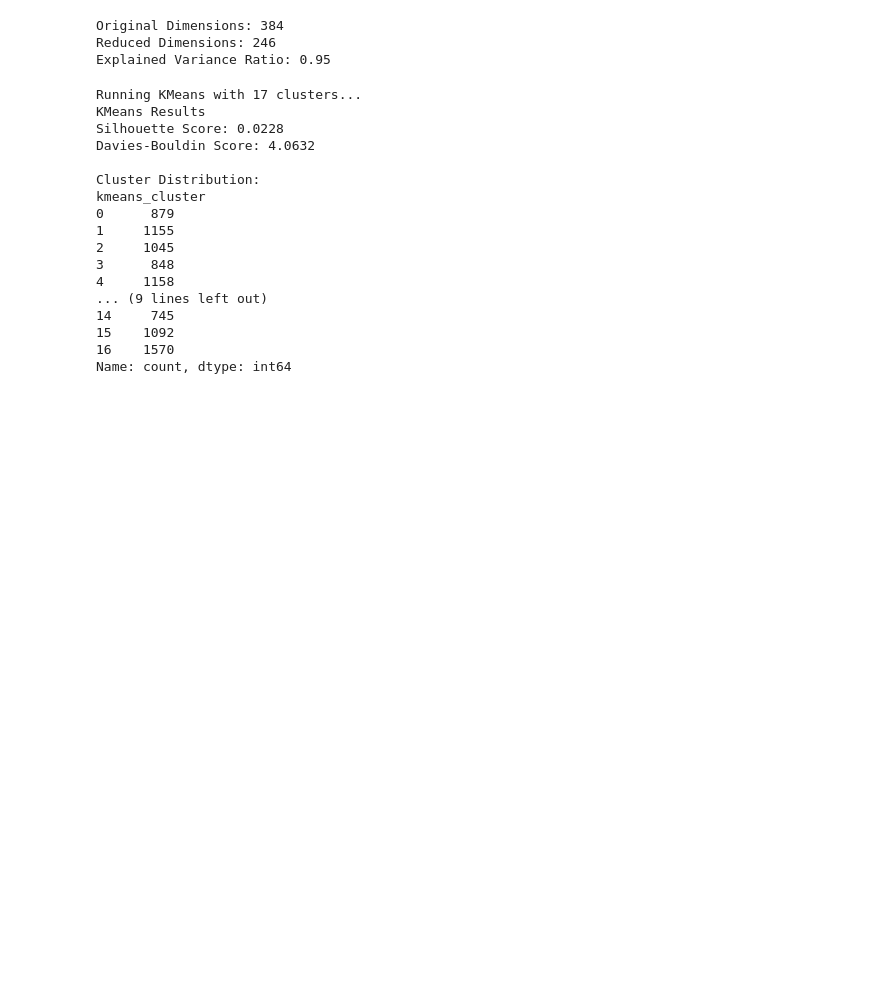
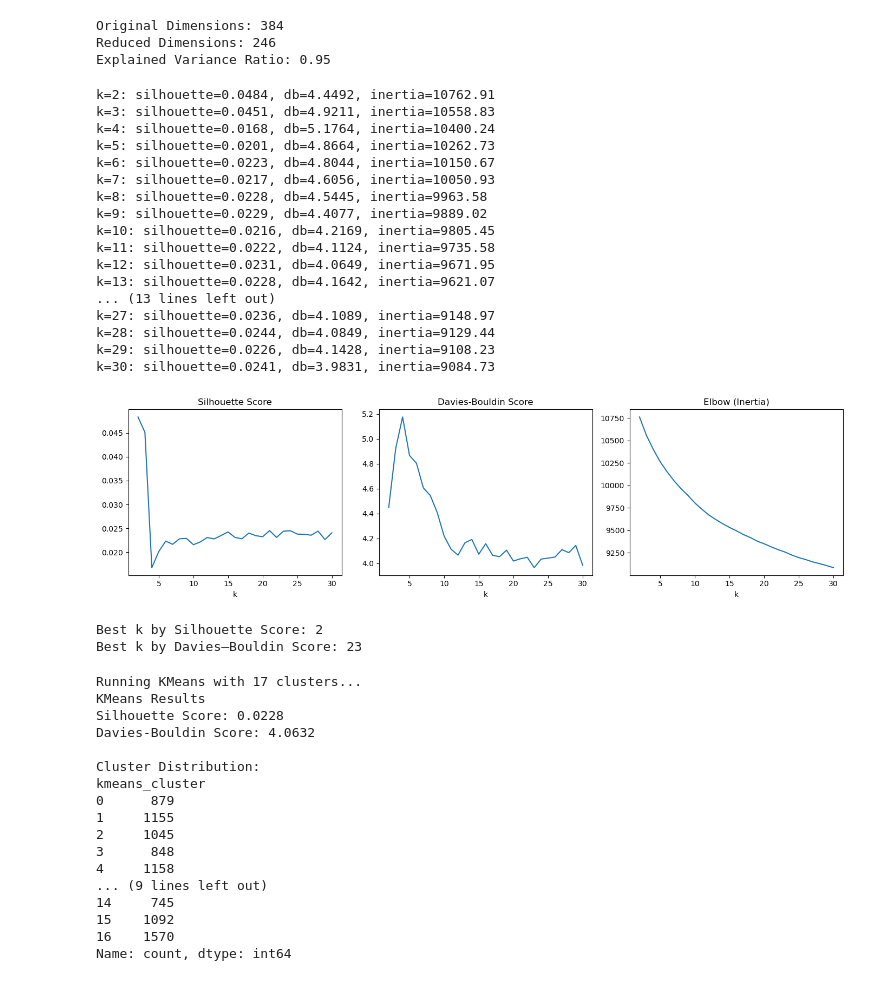
Before and after one commit to SiddhantSaha7/Thematic-Analysis-of-Customer-Feedback, a Jupyter notebook: notebook/CustomerAnalysis.ipynb, the cells around one changed output. Drawn from its saved outputs; the diff is of its cells as text; code cells hidden in the pictures; blank space fills up the shorter version.

Commit message:
Added charts for kmeans + added dbscan

```diff
--- a/notebook/CustomerAnalysis.ipynb
+++ b/notebook/CustomerAnalysis.ipynb
@@ -93,4 +93,72 @@ print(f"Explained Variance Ratio: {np.sum(pca.explained_variance_ratio_):.2f}")
 Original Dimensions: 384
 Reduced Dimensions: 246
 Explained Variance Ratio: 0.95
+# %%
+# Determining best K value for K Means
+results = []
+for k in range(2, 31):
+    km = KMeans(n_clusters=k, random_state=42, n_init=10)
+    labels = km.fit_predict(embeddings_pca)
+
+    sil = silhouette_score(embeddings_pca, labels)
+    db = davies_bouldin_score(embeddings_pca, labels)
+    inertia = km.inertia_
+
+    results.append((k, sil, db, inertia))
+
+    print(f"k={k}: silhouette={sil:.4f}, db={db:.4f}, inertia={inertia:.2f}")
+
+ks = [r[0] for r in results]
+sil_scores = [r[1] for r in results]
+db_scores = [r[2] for r in results]
+inertias = [r[3] for r in results]
+
+plt.figure(figsize=(14,4))
+plt.subplot(1,3,1)
+plt.plot(ks, sil_scores)
+plt.title("Silhouette Score")
+plt.xlabel("k")
+
+plt.subplot(1,3,2)
+plt.plot(ks, db_scores)
+plt.title("Davies-Bouldin Score")
+plt.xlabel("k")
+
+plt.subplot(1,3,3)
+plt.plot(ks, inertias)
+plt.title("Elbow (Inertia)")
+plt.xlabel("k")
+
+plt.tight_layout()
+plt.show()
+
+# Max silhouette
+best_sil_k = ks[np.argmax(sil_scores)]
+
+# Min DB index
+best_db_k = ks[np.argmin(db_scores)]
+
+print(f"Best k by Silhouette Score: {best_sil_k}")
+print(f"Best k by Davies–Bouldin Score: {best_db_k}")
+# %% [output]
+k=2: silhouette=0.0484, db=4.4492, inertia=10762.91
+k=3: silhouette=0.0451, db=4.9211, inertia=10558.83
+k=4: silhouette=0.0168, db=5.1764, inertia=10400.24
+k=5: silhouette=0.0201, db=4.8664, inertia=10262.73
+k=6: silhouette=0.0223, db=4.8044, inertia=10150.67
+k=7: silhouette=0.0217, db=4.6056, inertia=10050.93
+k=8: silhouette=0.0228, db=4.5445, inertia=9963.58
+k=9: silhouette=0.0229, db=4.4077, inertia=9889.02
+k=10: silhouette=0.0216, db=4.2169, inertia=9805.45
+k=11: silhouette=0.0222, db=4.1124, inertia=9735.58
+k=12: silhouette=0.0231, db=4.0649, inertia=9671.95
+k=13: silhouette=0.0228, db=4.1642, inertia=9621.07
+... (13 lines left out)
+k=27: silhouette=0.0236, db=4.1089, inertia=9148.97
+k=28: silhouette=0.0244, db=4.0849, inertia=9129.44
+k=29: silhouette=0.0226, db=4.1428, inertia=9108.23
+k=30: silhouette=0.0241, db=3.9831, inertia=9084.73
+[figure, added]
+Best k by Silhouette Score: 2
+Best k by Davies–Bouldin Score: 23
 # %%
```
Also changed, not shown: parts of 3 cells of this notebook.
